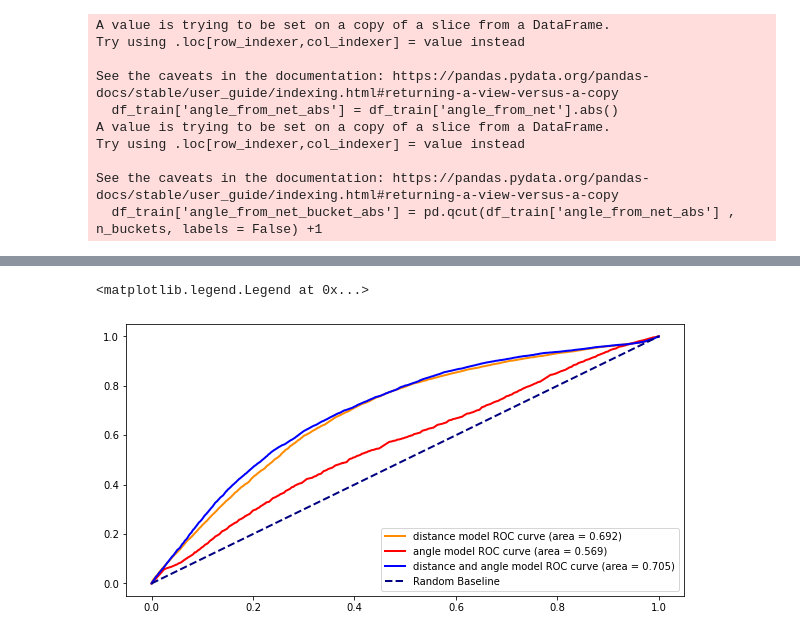
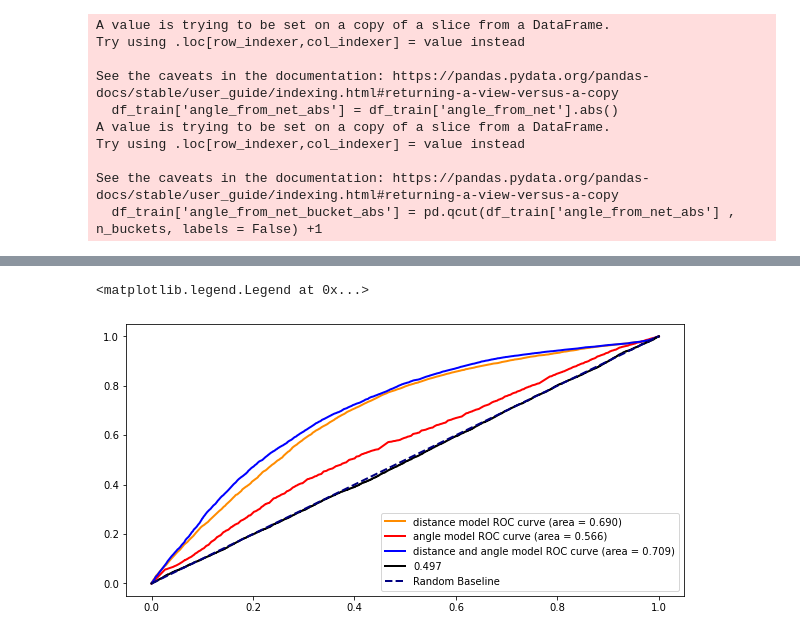
Before and after one commit to KrishnaManeeshaDendukuri/ift6758, a Jupyter notebook: M2_Q2_V2_ED_MOD.ipynb, the cells around one changed output, grey strips where cells are left out. Saved outputs shown, nothing was run; the diff lists cells and outputs as text; code cells hidden in the pictures.

```diff
--- a/M2_Q2_V2_ED_MOD.ipynb
+++ b/M2_Q2_V2_ED_MOD.ipynb
@@ -544,3 +543,9 @@ tpr3 = dict()
 roc_auc3 = dict()
 fpr3, tpr3, _ = roc_curve(y_valid3, y_pred_prob3)
 roc_auc3 = auc(fpr3, tpr3)
+
+fpr4 = dict()
+tpr4 = dict()
+roc_auc4 = dict()
+fpr4, tpr4, _ = roc_curve(y_valid3, np.random.uniform(0,1,len(y_valid3)))
+roc_auc4 = auc(fpr4, tpr4)
@@ -584,31 +569,40 @@ plt.plot(
     fpr1,
     tpr1,
     color="darkorange",
     lw=lw,
     label="distance model ROC curve (area = %0.3f)" % roc_auc1,
     linestyle="-"
 )
 
 plt.plot(
     fpr2,
     tpr2,
     color="red",
     lw=lw,
     label="angle model ROC curve (area = %0.3f)" % roc_auc2,
     linestyle="-"
 )
 
 plt.plot(
     fpr3,
     tpr3,
     color="blue",
     lw=lw,
     label="distance and angle model ROC curve (area = %0.3f)" % roc_auc3,
     linestyle="-"
 )
 
+plt.plot(
+    fpr4,
+    tpr4,
+    color="black",
+    lw=lw,
+    label="%0.3f" % roc_auc4,
+    linestyle="-"
+)
+
 plt.plot([0, 1], [0, 1], color="navy", lw=lw, label="Random Baseline", linestyle="--")
 plt.legend()
 # %% [output]
 <matplotlib.legend.Legend at 0x...>
-[figure, old version]
+[figure, new version]
```
Also changed, not shown: parts of 10 cells of this notebook.
